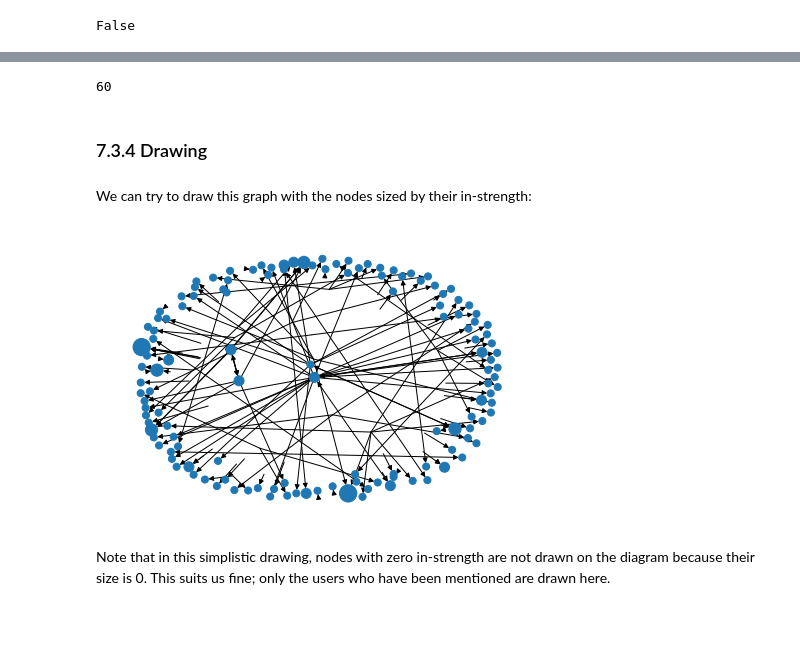
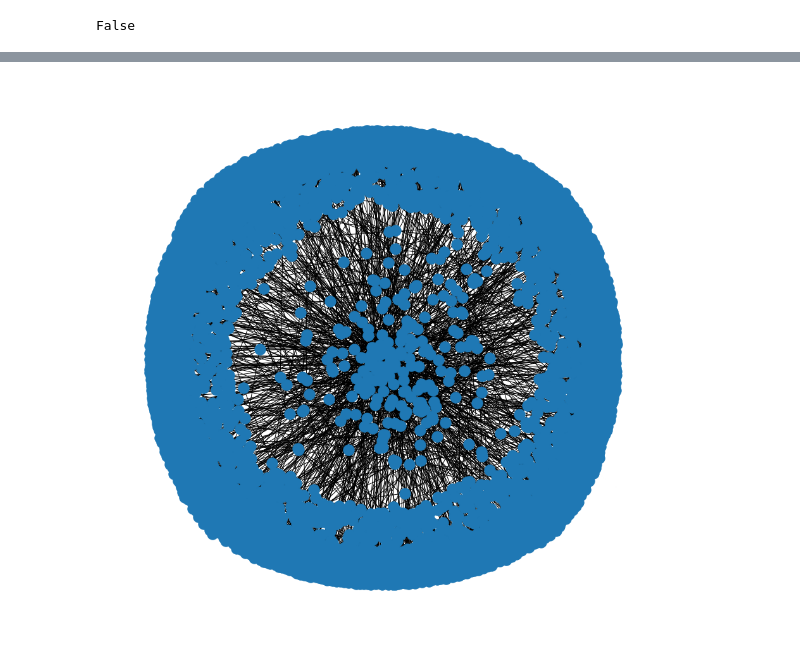
Before and after one commit to Cogitus/Ucrania-war-twitter-analysis, a Jupyter notebook: Twitter.ipynb, the cells around one changed output, grey strips where cells are left out. Saved outputs shown, nothing was run; the diff lists cells and outputs as text; code cells hidden in the pictures; blank space fills up the shorter version.

```diff
--- a/Twitter.ipynb
+++ b/Twitter.ipynb
@@ -457,3 +133,16 @@ Since the edges are in the direction of information flow, out-degree gives us th
+# %%
+import networkx as nx
+
+D = nx.DiGraph()
+
+for index, row in df.iterrows():
+    retweeted_sn = (row['user'], row['location'])
+    retweeter_sn = (row['retweeter_usr'], row['location'])
+    # Edge direction: retweeted_sn -> retweeter_sn
+    if D.has_edge(retweeter_sn, retweeted_sn):
+        D.edges[retweeter_sn, retweeted_sn]['weight'] += 1
+    else:
+        D.add_edge(retweeter_sn, retweeted_sn, weight=1)
 # %%
 max(D.nodes, key=D.out_degree)
 # %% [output]
@@ -569,15 +188,0 @@ search_tweets[0]
-# %%
-import networkx as nx
-
-D = nx.DiGraph()
-
-for tweet in search_tweets:
-    tweet_sn = tweet['user']['screen_name']
-    for user_mention in tweet['entities']['user_mentions']:
-        mentioned_sn = user_mention['screen_name']
-
-        my_edge = (tweet_sn, mentioned_sn)
-        if D.has_edge(*my_edge):
-            D.edges[my_edge]['weight'] += 1
-        else:
-            D.add_edge(*my_edge, weight=1)
@@ -634,18 +191,11 @@ False
-# %%
-nx.number_weakly_connected_components(D)
-# %% [output]
-60
-# %% [markdown]
-### 7.3.4 Drawing
-# %% [markdown]
-
-We can try to draw this graph with the nodes sized by their in-strength:
-# %%
-node_sizes = [D.in_degree(n, weight='weight') * 50 for n in D.nodes]
-
-%matplotlib inline
-nx.draw(D, node_size=node_sizes)
-# %% [output]
-[figure, removed]
-# %% [markdown]
-Note that in this simplistic drawing, nodes with zero in-strength are not drawn on the diagram because their size is 0. This suits us fine; only the users who have been mentioned are drawn here.
+# %%
+import matplotlib.pyplot as plt
+
+FIGSIZE = (16, 16)
+
+fig, ax = plt.subplots(1, 1, figsize=FIGSIZE)
+nx.draw_networkx(D, ax=ax, with_labels=False)
+plt.axis("off")
+plt.show()
+# %% [output]
+[figure, added]
```
Also changed, not shown: parts of 129 cells of this notebook, 1 other file.
